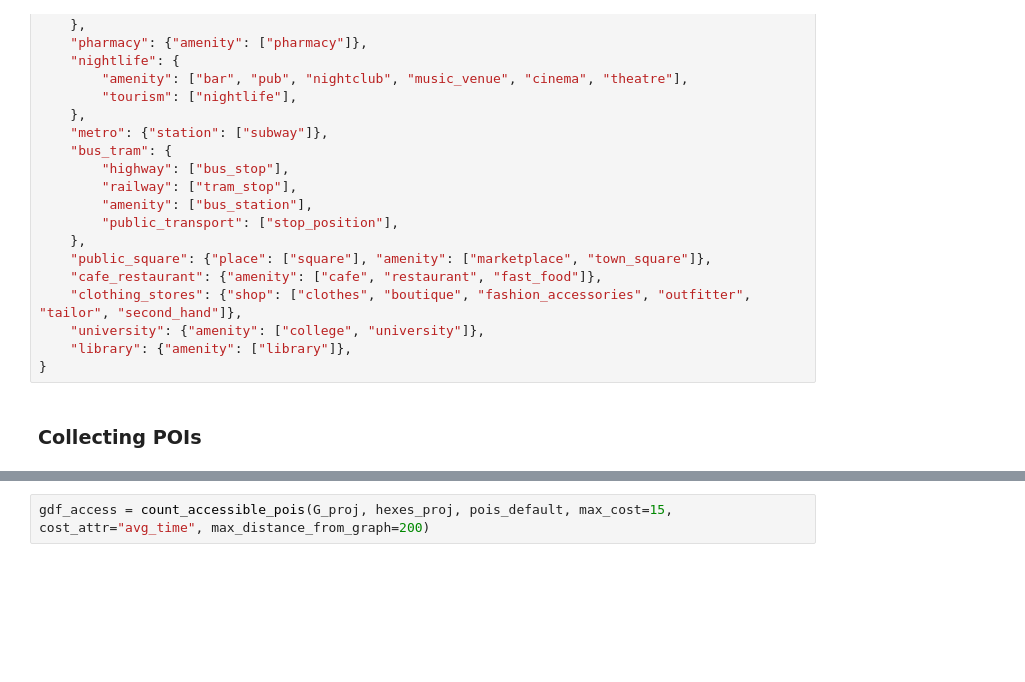
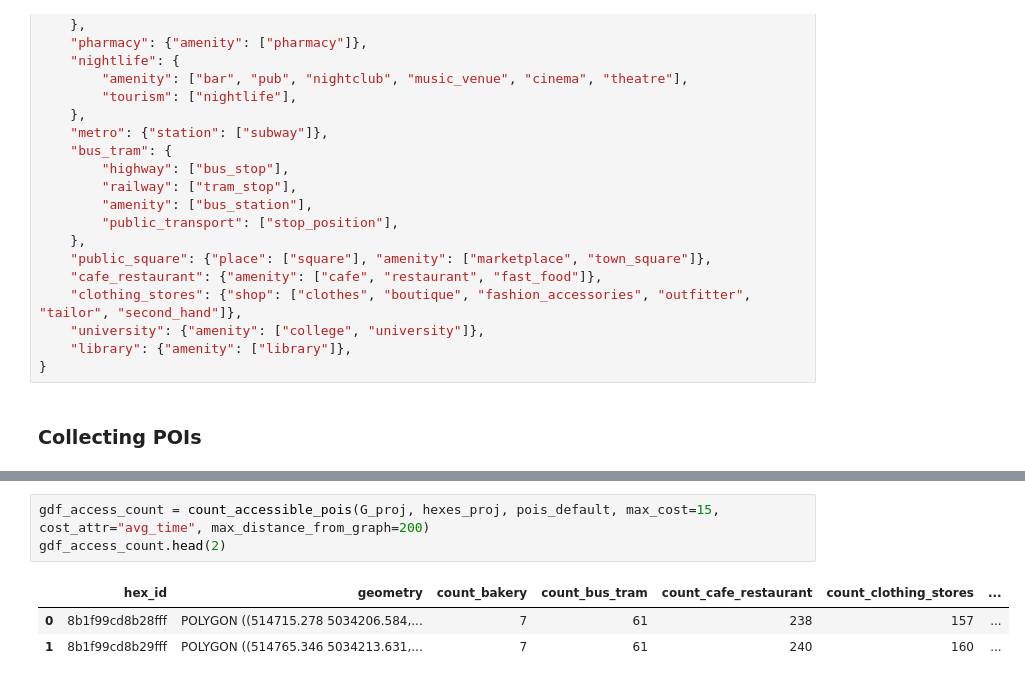
Before and after one commit to TransformTransport/accessX, a Jupyter notebook: notebook_tester.ipynb, the cells around one changed output, grey strips where cells are left out. Cells and saved outputs as stored; diff of their text form; blank space fills up the shorter version.

```diff
--- a/notebook_tester.ipynb
+++ b/notebook_tester.ipynb
@@ -280,2 +299,7 @@ pois_default = read_file('data/pois/pois_default.geojson')
 # %%
-gdf_access = count_accessible_pois(G_proj, hexes_proj, pois_default, max_cost=15, cost_attr="avg_time", max_distance_from_graph=200)
+gdf_access_count = count_accessible_pois(G_proj, hexes_proj, pois_default, max_cost=15, cost_attr="avg_time", max_distance_from_graph=200)
+gdf_access_count.head(2)
+# %% [output]
+|  | hex_id | geometry | count_bakery | count_bus_tram | count_cafe_restaurant | count_clothing_stores | ... |
+| 0 | 8b1f99cd8b28fff | POLYGON ((514715.278 5034206.584,... | 7 | 61 | 238 | 157 | ... |
+| 1 | 8b1f99cd8b29fff | POLYGON ((514765.346 5034213.631,... | 7 | 61 | 240 | 160 | ... |
```
Also changed, not shown: parts of 16 cells of this notebook.
